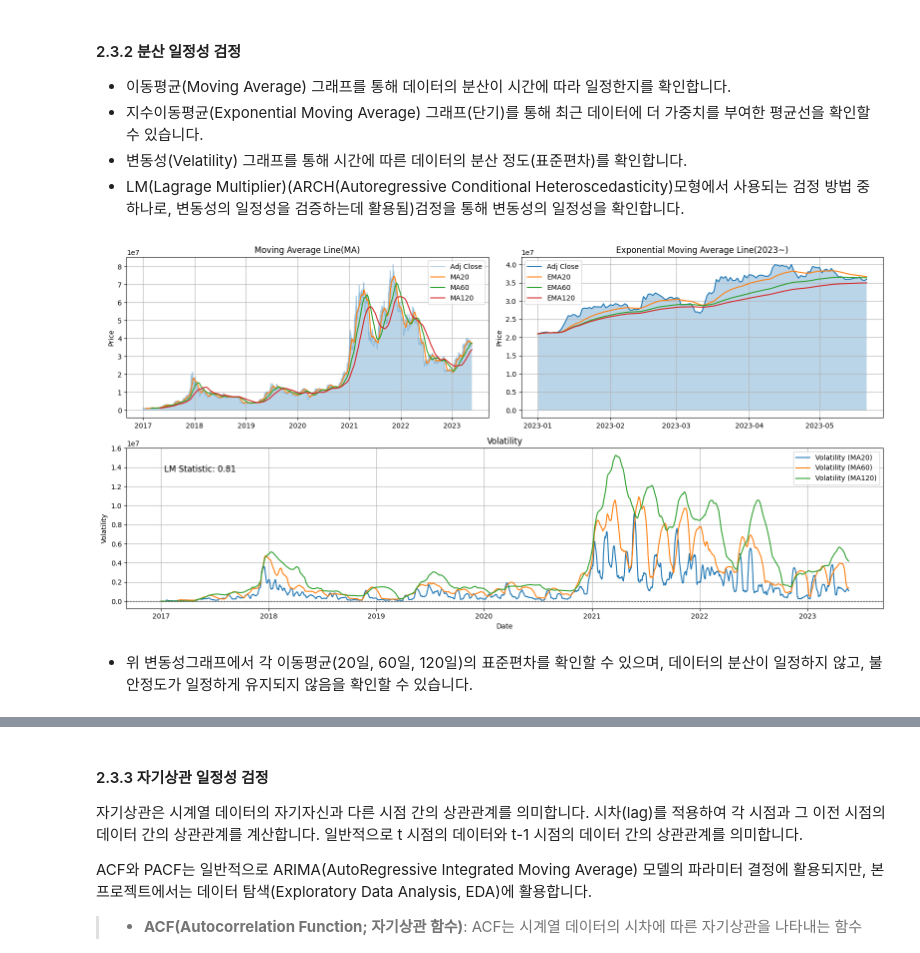
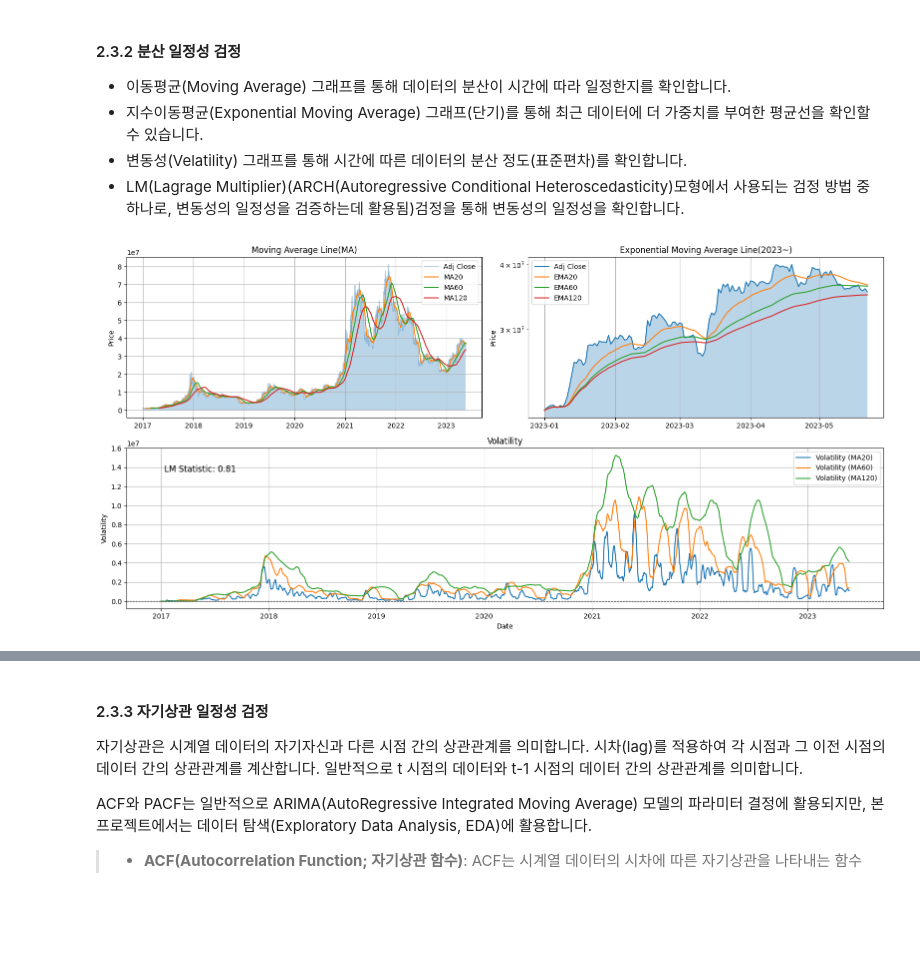
Before and after one commit to young1ll/time-series-da, a Jupyter notebook: upbitAnalyzer_data_analysis_report.ipynb, the cells around one changed output, grey strips where cells are left out. Cells and saved outputs as stored; diff of their text form; code cells hidden in the pictures; blank space fills up the shorter version.

```diff
--- a/upbitAnalyzer_data_analysis_report.ipynb
+++ b/upbitAnalyzer_data_analysis_report.ipynb
@@ -1031,6 +1115,7 @@ ax2.plot(btc_krw_df['Adj Close'].loc['2023':].ewm(span=60).mean(), label='EMA60'
 ax2.plot(btc_krw_df['Adj Close'].loc['2023':].ewm(span=120).mean(), label='EMA120')
 ax2.fill_between(btc_krw_df.index[btc_krw_df.index >= '2023'], btc_krw_df['Adj Close'].loc['2023':], alpha=0.3)
 ax2.set_ylabel('Price')
+ax2.set_yscale('log')
 ax2.set_title('Exponential Moving Average Line(2023~)')
 ax2.legend()
 ax2.grid(True)
@@ -1039,33 +1124,31 @@ ax2.grid(True)
 # 변동성 그래프에 발생할 수 있는 무한대 또는 결측 처리
 volatility_ma20 = btc_krw_df['Adj Close'].loc['2017':].rolling(20).std().replace([np.inf, -np.inf], np.nan).fillna(0)
 volatility_ma60 = btc_krw_df['Adj Close'].loc['2017':].rolling(60).std().replace([np.inf, -np.inf], np.nan).fillna(0)
 volatility_ma120 = btc_krw_df['Adj Close'].loc['2017':].rolling(120).std().replace([np.inf, -np.inf], np.nan).fillna(0)
 
 ax3 = plt.subplot(gs[1, :])
 ax3.plot(volatility_ma20, label='Volatility (MA20)')
 ax3.plot(volatility_ma60, label='Volatility (MA60)')
 ax3.plot(volatility_ma120, label='Volatility (MA120)')
 ax3.set_xlabel('Date')
 ax3.set_ylabel('Volatility')
 ax3.set_title('Volatility')
 ax3.legend()
 ax3.grid(True)
 
 # LM 검정 통계량 계산
 y = np.array(btc_krw_df['Adj Close'].loc['2017':])
 X = sm.add_constant(np.column_stack((volatility_ma20, volatility_ma60, volatility_ma120)))
 model = sm.OLS(y, X)
 results = model.fit()
 lm_statistic = results.rsquared
 
 # LM 검정 통계량 출력
 ax3.axhline(0, color='black', linestyle='--', linewidth=0.8)
 ax3.annotate(f"LM Statistic: {lm_statistic:.2f}", xy=(0.05, 0.85), xycoords='axes fraction', fontsize=12)
 
 # 그래프 출력
 plt.tight_layout()
 plt.show()
 # %% [output]
-[figure, old version]
+[figure, new version]
-# %% [markdown]
-- 위 변동성그래프에서 각 이동평균(20일, 60일, 120일)의 표준편차를 확인할 수 있으며, 데이터의 분산이 일정하지 않고, 불안정도가 일정하게 유지되지 않음을 확인할 수 있습니다.
```
Also changed, not shown: parts of 63 cells of this notebook, 2 other files.
